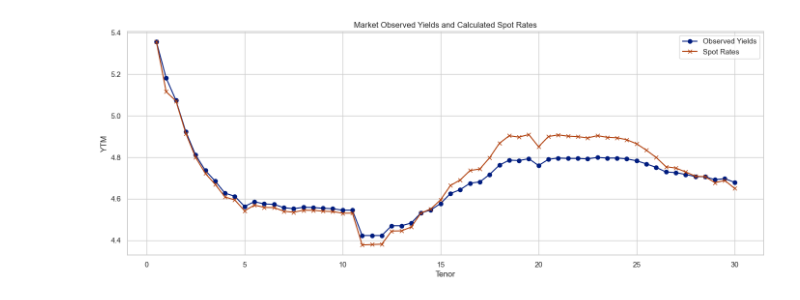
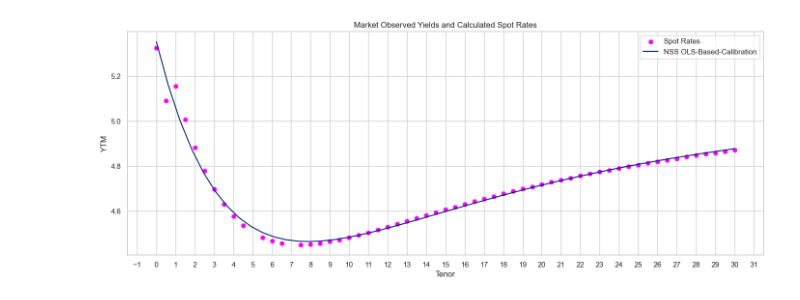
Before and after one commit to cleeclee123/Curve-Your-Enthusiasm-, a Jupyter notebook: curves.ipynb, the cells around one changed output. Saved outputs shown, nothing was run; the diff lists cells and outputs as text; code cells hidden in the pictures.

```diff
--- a/curves.ipynb
+++ b/curves.ipynb
@@ -93,8 +93,19 @@ runtime: 16.447985649108887 seconds
 # %%
-df_observed_usts = pd.read_excel("market_observed_treasuries.xlsx")
+df_observed_usts = pd.read_excel("market_observed_usts_auctioned_after_2000.xlsx")
 df_observed_usts = df_observed_usts.sort_values("target_tenor")
 df_observed_usts = df_observed_usts[
     (df_observed_usts["target_tenor"] > 0.25)
 ]
+
+sofr_row = pd.DataFrame(
+    {
+        "CUSIP": f"SOFR as of {sofr_obj["effectiveDate"]}",
+        "target_tenor": 0,
+        "time_to_maturity": 0,
+        "YTM": sofr_obj["percentRate"],
+    },
+    index=[0],
+)
+df_observed_usts = pd.concat([sofr_row, df_observed_usts]).reset_index(drop=True)
 df_observed_usts
 # %% [output]
@@ -127,0 +443,13 @@ plt.show()
+# %%
+off_the_run_maturities = {0.5 + i for i in range(30)} | {x for x in range(1, 31)}
+on_the_runs_maturities = {0, 0.5, 1, 2, 3, 5, 7, 10, 20, 30}
+clean_tenors = list(on_the_runs_maturities | off_the_run_maturities)
+clean_tenors.sort()
+fitted_ust_curve_df = df_observed_usts_nss_fitted[
+    df_observed_usts_nss_fitted["time_to_maturity"].isin(clean_tenors)
+]
+fitted_ust_curve_df = fitted_ust_curve_df[
+    ~fitted_ust_curve_df["time_to_maturity"].duplicated(keep=False)
+]
+
+fitted_ust_curve_df
@@ -128,9 +474,9 @@ plt.show()
 # %%
 depo_maturities = [ql.Period(6,ql.Months), ql.Period(12, ql.Months)]
-depo_rates = list(df_observed_usts["YTM"])[:2]
+depo_rates = list(fitted_ust_curve_df["NSS_fitted"])[1:3]
 
 bond_maturities = [ql.Period(6*i, ql.Months) for i in range(3,61)]
-bond_rates = list(df_observed_usts["YTM"])[2:]
+bond_rates = list(fitted_ust_curve_df["NSS_fitted"])[2:]
 # %%
 calc_date = ql.Date.todaysDate()
 ql.Settings.instance().evaluationDate = calc_date
@@ -214,13 +546,22 @@ for d in dates[:-1]:
 # %%
+curve, status = calibrate_ns_ols(
+    fitted_ust_curve_df["time_to_maturity"].values,
+    np.array(spots[1:]),
+    tau0=1.0,
+)
+assert status.success
+
+t2 = np.linspace(0, 30)
+
 plt.figure(figsize=(17, 6))
-plt.plot(df_observed_usts["target_tenor"], df_observed_usts["YTM"], marker="o", label="Observed Yields")
-plt.plot(list(df_observed_usts["target_tenor"]), spots[1:], marker="x", label="Spot Rates")
-# plt.plot(list(df_observed_usts["target_tenor"])[2:], forwards, marker="x", label="Forward Rates")
+plt.scatter(list(fitted_ust_curve_df["time_to_maturity"]), spots[1:], marker="o", color="magenta", label="Spot Rates")
+plt.plot(t2, curve(t2), "b-", label="NSS OLS-Based-Calibration")
 plt.title("Market Observed Yields and Calculated Spot Rates")
+plt.gca().xaxis.set_major_locator(plt.MultipleLocator(1))
 plt.xlabel("Tenor")
 plt.ylabel("YTM")
 plt.grid(True)
 plt.legend()
 plt.show()
 # %% [output]
-[figure, old version]
+[figure, new version]
```
Also changed, not shown: parts of 17 cells of this notebook, 6 other files.
